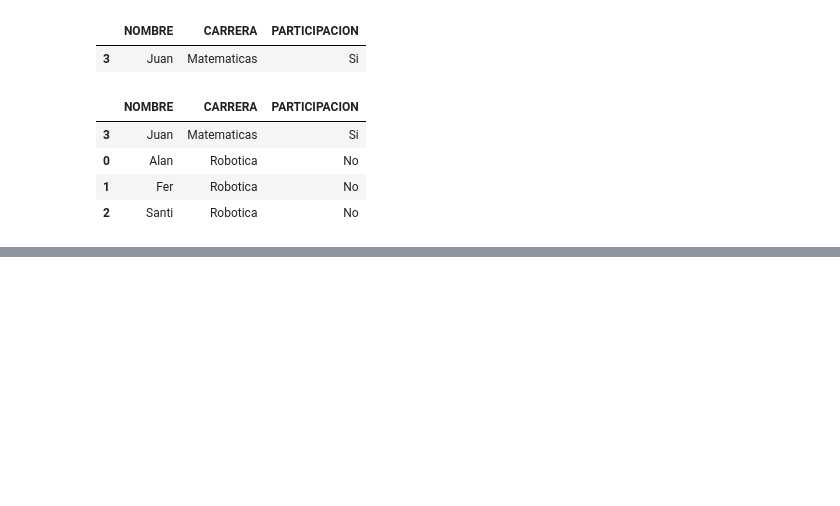
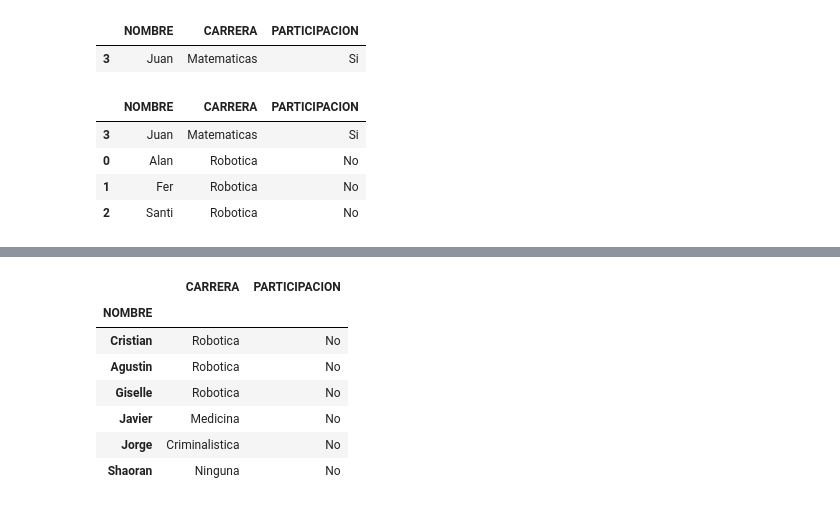
Before and after one commit to AlanDeltax/repositorio-prueba, a Jupyter notebook: PruebasPandas.ipynb, the cells around one changed output, grey strips where cells are left out. Drawn from its saved outputs; the diff is of its cells as text; code cells hidden in the pictures; blank space fills up the shorter version.

```diff
--- a/PruebasPandas.ipynb
+++ b/PruebasPandas.ipynb
@@ -273,0 +282,4 @@ equipo.sort_values('CARRERA')
+# %%
+data2 = {'NOMBRE':['Cristian','Agustin','Giselle'],'CARRERA':['Robotica','Robotica','Robotica'], 'PARTICIPACION':['No','No','No']}
+equipo2 = pd.DataFrame(data2).set_index('NOMBRE')
+equipo2
@@ -273,0 +292,4 @@ equipo.sort_values('CARRERA')
+# %%
+data3 = {'NOMBRE':['Javier','Jorge','Shaoran'],'CARRERA':['Medicina','Criminalistica','Ninguna'], 'PARTICIPACION':['No','No','No']}
+equipo3 = pd.DataFrame(data3).set_index('NOMBRE')
+equipo3
@@ -273,0 +302,12 @@ equipo.sort_values('CARRERA')
+# %%
+equipoNuevo = pd.concat([equipo2,equipo3])
+equipoNuevo
+# %% [output]
+|  | CARRERA | PARTICIPACION |
+| NOMBRE |  |  |
+| Cristian | Robotica | No |
+| Agustin | Robotica | No |
+| Giselle | Robotica | No |
+| Javier | Medicina | No |
+| Jorge | Criminalistica | No |
+| Shaoran | Ninguna | No |
```
Also changed, not shown: parts of 8 cells of this notebook.
